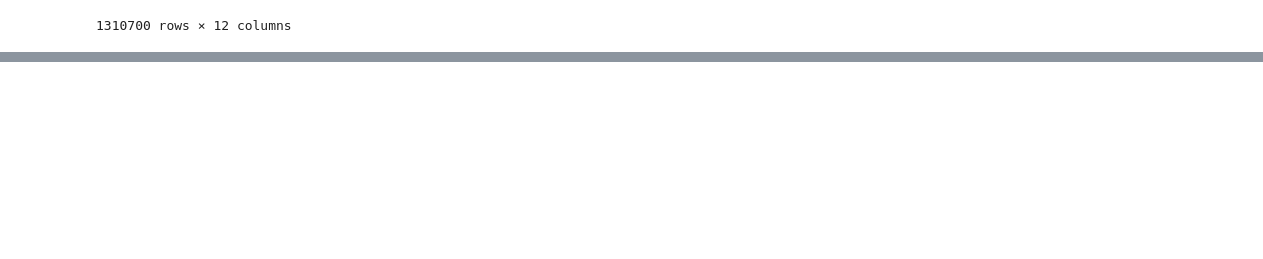
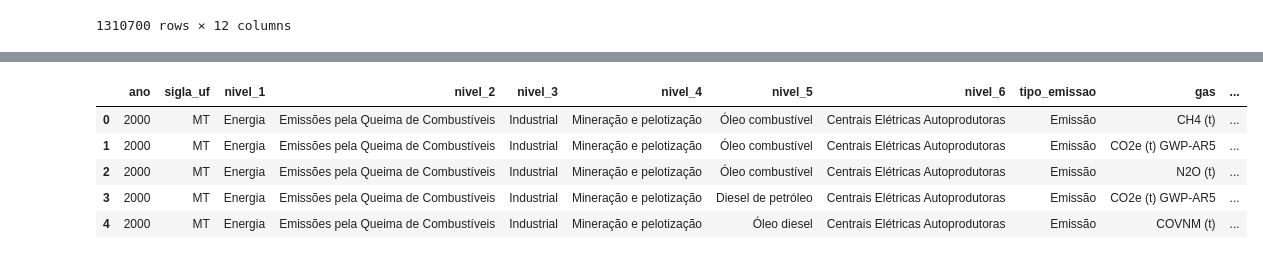
Before and after one commit to eduardochaves1/efeito-estufa-brasil, a Jupyter notebook: notebooks/eda.ipynb, the cells around one changed output, grey strips where cells are left out. Cells and saved outputs as stored; diff of their text form; code cells hidden in the pictures; blank space fills up the shorter version.

```diff
--- a/notebooks/eda.ipynb
+++ b/notebooks/eda.ipynb
@@ -62,0 +106,10 @@ df.query('tipo_emissao != "Emissão"')
+# %%
+df_emissions = df.drop(df_not_emission.index)
+df_emissions.head()
+# %% [output]
+|  | ano | sigla_uf | nivel_1 | nivel_2 | nivel_3 | nivel_4 | nivel_5 | nivel_6 | tipo_emissao | gas | ... |
+| 0 | 2000 | MT | Energia | Emissões pela Queima de Combustíveis | Industrial | Mineração e pelotização | Óleo combustível | Centrais Elétricas Autoprodutoras | Emissão | CH4 (t) | ... |
+| 1 | 2000 | MT | Energia | Emissões pela Queima de Combustíveis | Industrial | Mineração e pelotização | Óleo combustível | Centrais Elétricas Autoprodutoras | Emissão | CO2e (t) GWP-AR5 | ... |
+| 2 | 2000 | MT | Energia | Emissões pela Queima de Combustíveis | Industrial | Mineração e pelotização | Óleo combustível | Centrais Elétricas Autoprodutoras | Emissão | N2O (t) | ... |
+| 3 | 2000 | MT | Energia | Emissões pela Queima de Combustíveis | Industrial | Mineração e pelotização | Diesel de petróleo | Centrais Elétricas Autoprodutoras | Emissão | CO2e (t) GWP-AR5 | ... |
+| 4 | 2000 | MT | Energia | Emissões pela Queima de Combustíveis | Industrial | Mineração e pelotização | Óleo diesel | Centrais Elétricas Autoprodutoras | Emissão | COVNM (t) | ... |
```
Also changed, not shown: parts of 10 cells of this notebook.
